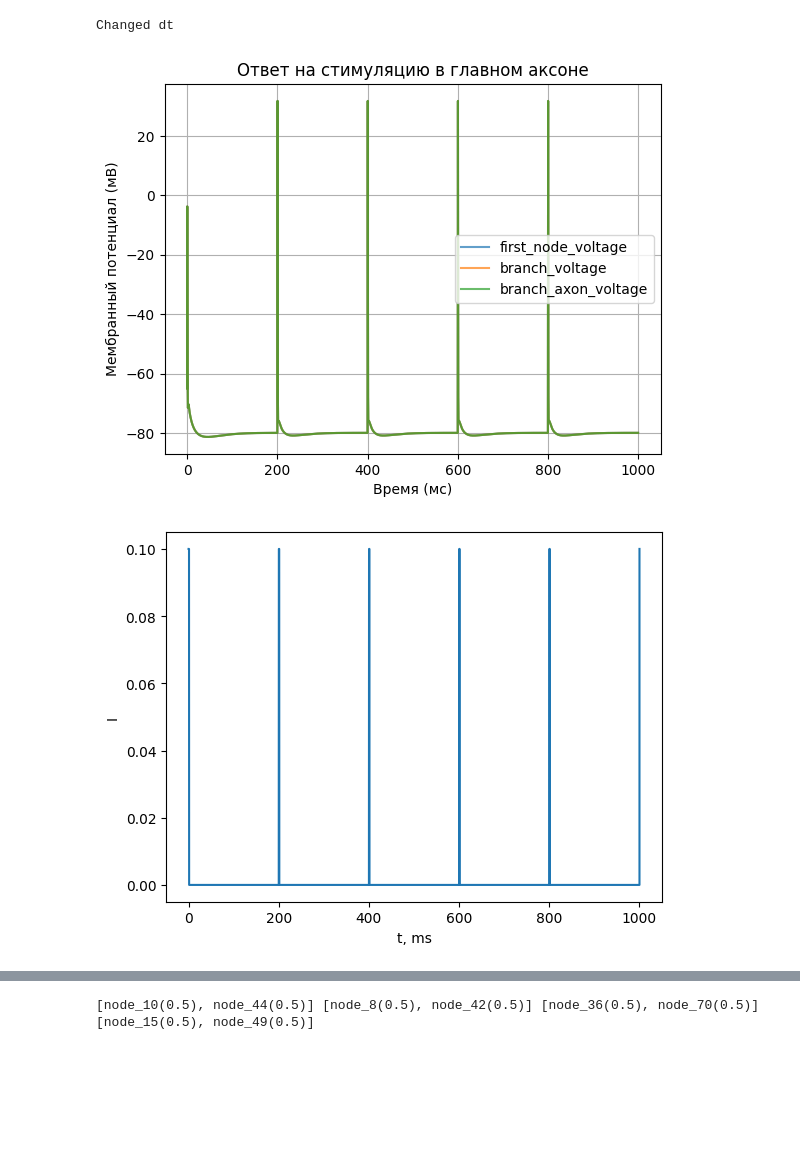
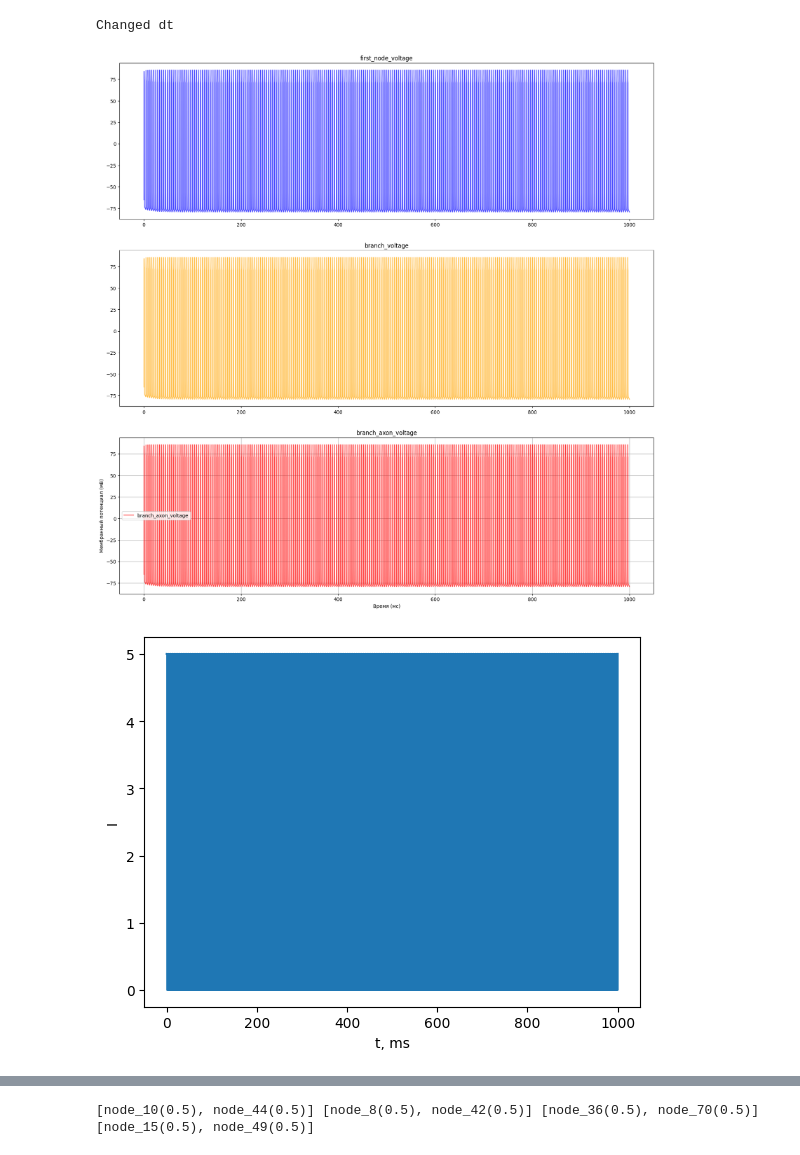
Before and after one commit to Nivahn/peripheral_nerve_model, a Jupyter notebook: Other_models/MRG_model/MRGaxon/Branching_MRG.ipynb, the cells around one changed output, grey strips where cells are left out. Cells and saved outputs as stored; diff of their text form; code cells hidden in the pictures; blank space fills up the shorter version.

```diff
--- a/Other_models/MRG_model/MRGaxon/Branching_MRG.ipynb
+++ b/Other_models/MRG_model/MRGaxon/Branching_MRG.ipynb
@@ -66,7 +66,7 @@ MRG_TABLE = {
 #   fiberD: (g, axonD, nodeD, paraD1, paraD2, deltax, paralength2, nl)
 
 # ---------- ПАРАМЕТРЫ MRG НА ОСНОВЕ ВЫБРАННОГО fiberD ----------
-def mrg_params(fiberD=10.0):
+def mrg_params(fiberD=5.7):
     if fiberD not in MRG_TABLE:
         raise ValueError(f"fiberD {fiberD} не в таблице.")
     g, axonD, nodeD, paraD1, paraD2, deltax, paralength2, nl = MRG_TABLE[fiberD]
@@ -133,7 +133,7 @@ def make_node(nodeD, nodel, rhoa, Rpn0, node_mech=None,
     if mech == 'newaxnode':
         s.el_newaxnode      = -90.0 if el is None else el
         s.gnabar_newaxnode  = 3.0   if gnabar  is None else gnabar
-        s.gnapbar_newaxnode = 0.005 if gnapbar is None else gnapbar
+        s.gnapbar_newaxnode = 0.005 * 0.5 if gnapbar is None else gnapbar
     set_extr(s, Rpn0, 1e10, 0.0)
     REG["node"].append(s)
     return s
@@ -478,13 +498,13 @@ main_axon[0].psection()
  'cell': None}
 # %%
 
-freq_hz = 5              # Гц
+freq_hz = 100              # Гц
 T_ms = 1000.0 / freq_hz  # период, мс (200 мс)
-amp = 0.1
+amp = 5
 dt_ms = 0.01             # шаг, мс (напр. 0.01 мс)
 t_start = 0.0            # мс
 t_end = 1000.0           # мс (сделаем 1 c, чтобы увидеть импульсы)
-pulse_len_ms = 1.0       # длительность импульса, мс
+pulse_len_ms = 0.1       # длительность импульса, мс
 phase_ms = 0.0           # сдвиг старта пачки, мс
 
 t = np.arange(t_start, t_end + 0.5*dt_ms, dt_ms)
@@ -641,28 +661,37 @@ Changed dt
 # %%
 first_node_voltage = voltage_matrix[1]
 branch_voltage = voltage_matrix[int(nodes_dist + 4)]
 branch_axon_voltage = voltage_matrix[int(nodes_dist + branch_nodes + 4)]
 
 first_node_t = time_matrix[1]
 branch_t = time_matrix[int(nodes_dist + 4)]
 branch_axon_t = time_matrix[int(nodes_dist + branch_nodes + 4)]
 
-plt.plot(first_node_t,first_node_voltage, alpha=0.7, label= f"first_node_voltage")
-plt.plot(branch_t,branch_voltage, alpha=0.7, label= f"branch_voltage")
-plt.plot(branch_axon_t,branch_axon_voltage, alpha=0.7, label= f"branch_axon_voltage")
+
+fig, axes = plt.subplots(
+    3,               #одной строкой
+    1,               #три графика
+    figsize=(20, 20)  #вписать в размер 15х4 дюйма
+)
+axes[0].plot(first_node_t,first_node_voltage, alpha=0.7, label= f"first_node_voltage", color='blue')
+axes[0].set_title(f'first_node_voltage')
+axes[1].plot(branch_t,branch_voltage, alpha=0.7, label= f"branch_voltage", color='orange')
+axes[1].set_title(f'branch_voltage')
+axes[2].plot(branch_axon_t,branch_axon_voltage, alpha=0.7, label= f"branch_axon_voltage", color='red')
+axes[2].set_title(f'branch_axon_voltage')
 
 
 plt.legend()
 plt.xlabel("Время (мс)")
 plt.ylabel("Мембранный потенциал (мВ)")
-plt.title("Ответ на стимуляцию в главном аксоне")
+#plt.title("Ответ на стимуляцию в главном аксоне")
 plt.grid(True)
 plt.show()
 
 plt.plot(t_points, i_points)
 plt.xlabel('t, ms'); plt.ylabel('I')
 plt.show()
 # %% [output]
-[figure, old version]
+[figure, new version]
-[figure, old version]
+[figure, new version]
 # %%
```
Also changed, not shown: parts of 17 cells of this notebook, 7 other files.
